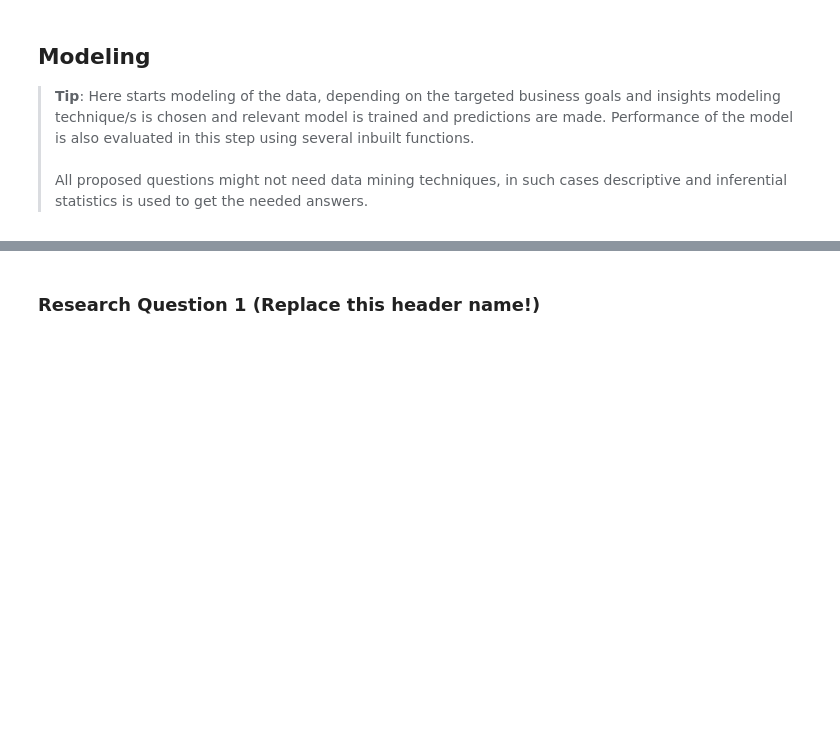
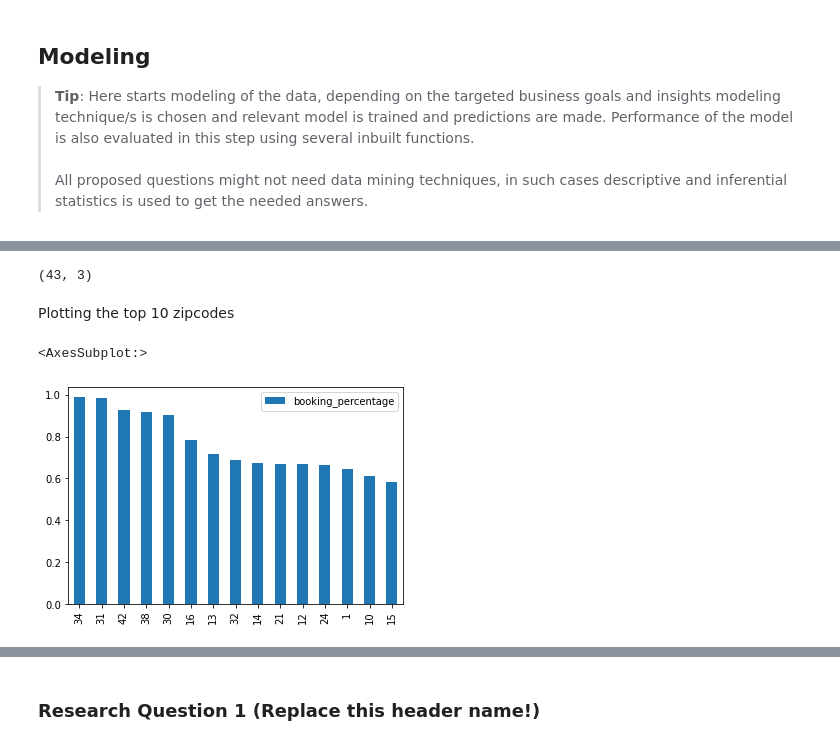
Before and after one commit to sdaphtardar/airbnb_dataset_analysis, a Jupyter notebook: AirBnB_Data_Analysis.ipynb, the cells around one changed output, grey strips where cells are left out. Cells and saved outputs as stored; diff of their text form; code cells hidden in the pictures; blank space fills up the shorter version.

```diff
--- a/AirBnB_Data_Analysis.ipynb
+++ b/AirBnB_Data_Analysis.ipynb
@@ -2157,0 +2181,11 @@ dtype: int64
+# %%
+df_zipcode_details.shape
+# %% [output]
+(43, 3)
+# %% [markdown]
+Plotting the top 10 zipcodes
+# %%
+df_zipcode_details.nlargest(15, 'booking_percentage')[['zipcode','booking_percentage']].plot(kind='bar')
+# %% [output]
+<AxesSubplot:>
+[figure, added]
```
Also changed, not shown: parts of 38 cells of this notebook.
